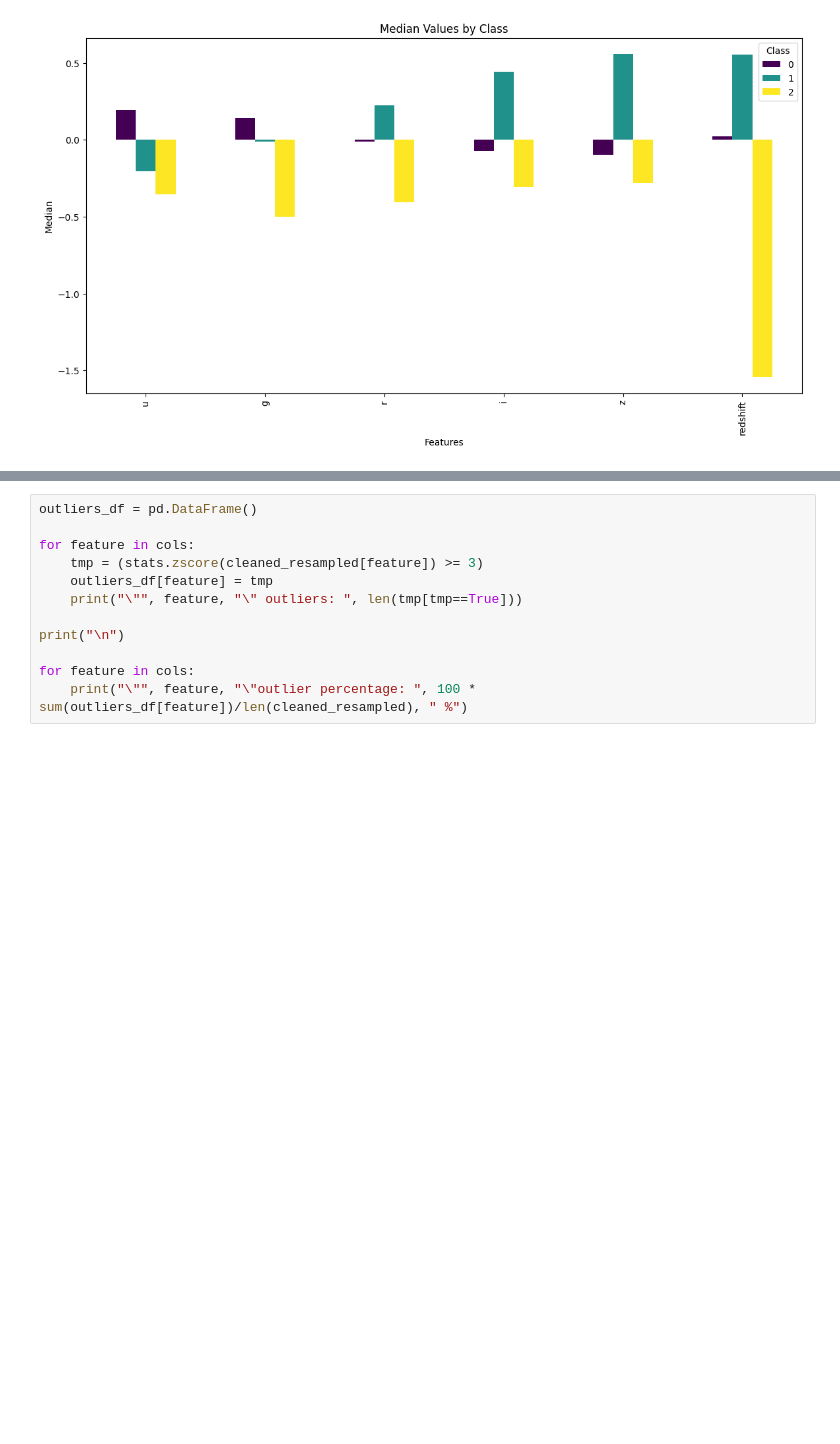
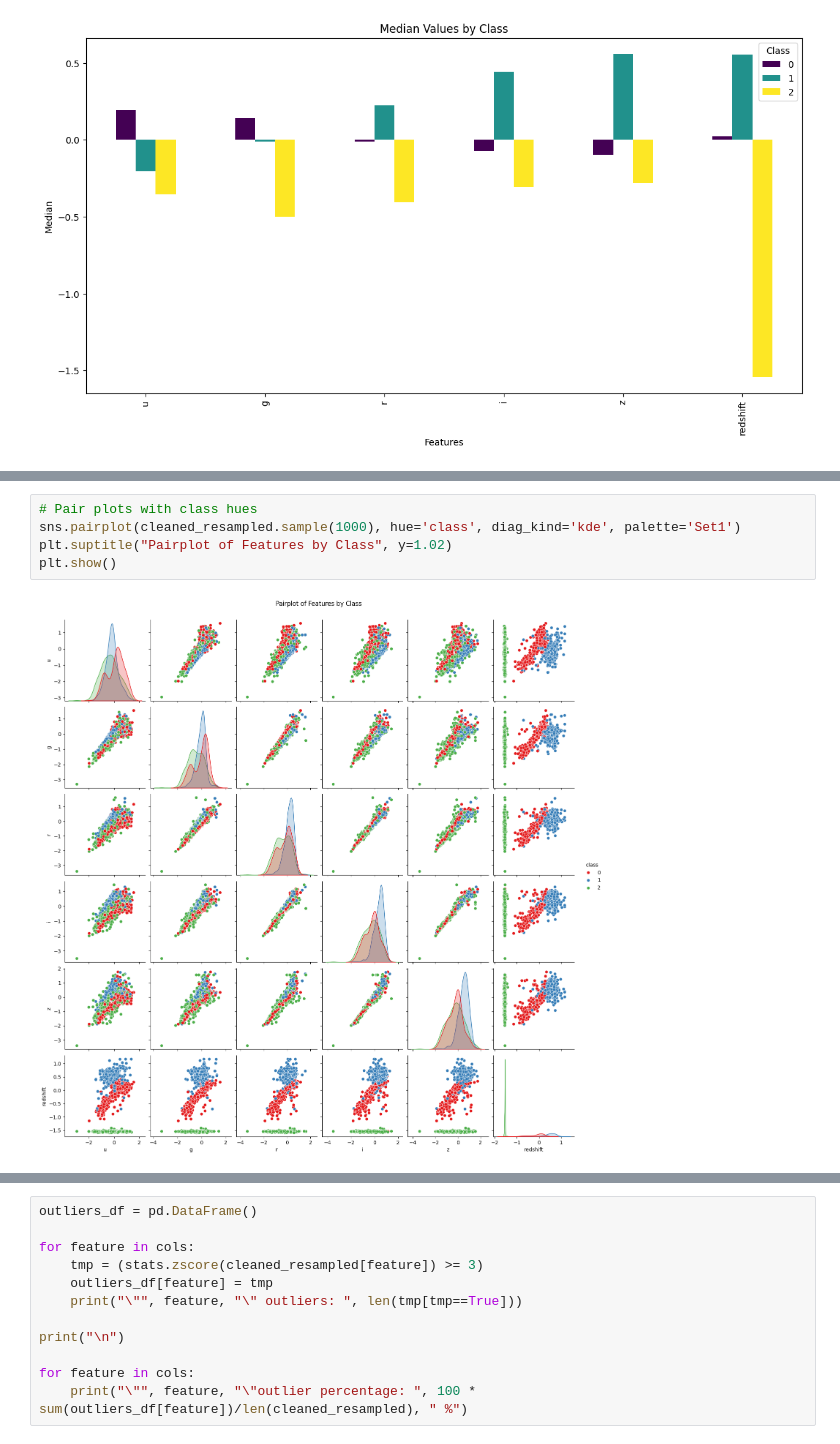
Before and after one commit to jonnneehh/STINTSY-MachineProject, a Jupyter notebook: datasetPreparation.ipynb, the cells around one changed output, grey strips where cells are left out. Drawn from its saved outputs; the diff is of its cells as text; blank space fills up the shorter version.

```diff
--- a/datasetPreparation.ipynb
+++ b/datasetPreparation.ipynb
@@ -565,0 +632,7 @@ plt.show()
+# %%
+# Pair plots with class hues
+sns.pairplot(cleaned_resampled.sample(1000), hue='class', diag_kind='kde', palette='Set1')
+plt.suptitle("Pairplot of Features by Class", y=1.02)
+plt.show()
+# %% [output]
+[figure, added]
```
Also changed, not shown: parts of 16 cells of this notebook.
